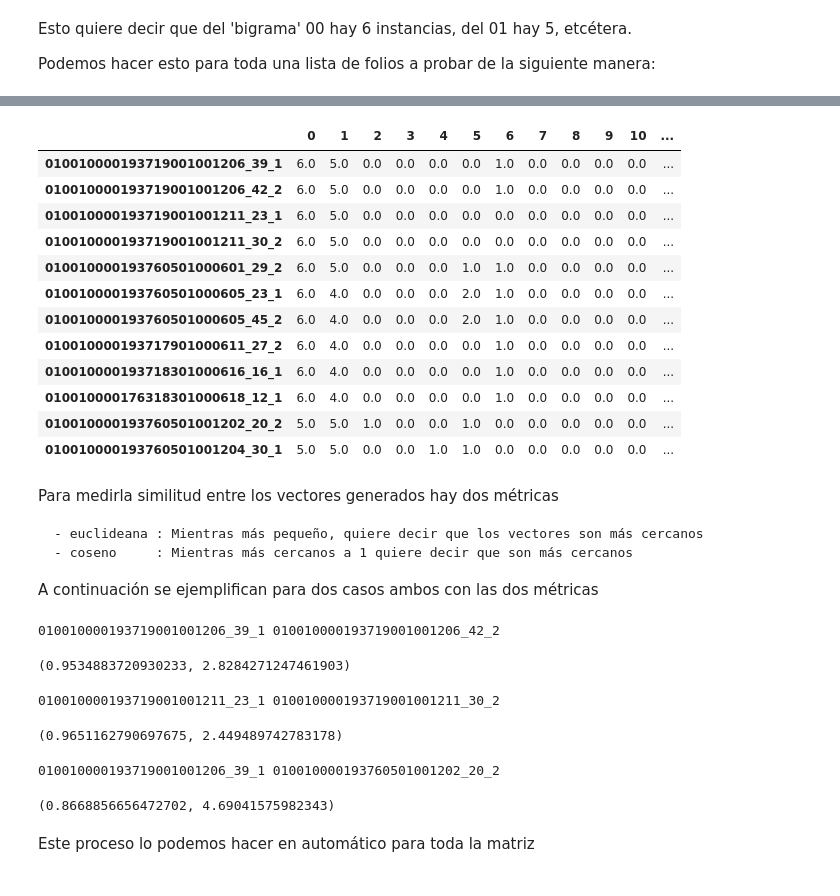
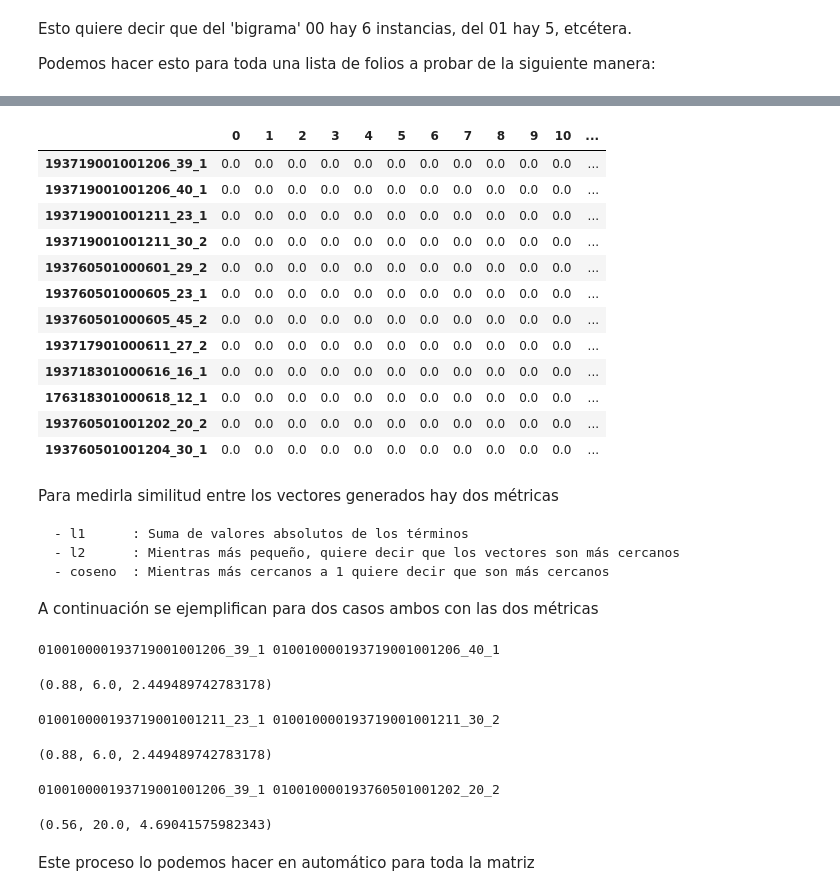
Before and after one commit to sergiohzlz/enasama_factores, a Jupyter notebook: Indice de Jaccard.ipynb, the cells around one changed output, grey strips where cells are left out. Drawn from its saved outputs; the diff is of its cells as text; code cells hidden in the pictures.

```diff
--- a/Indice de Jaccard.ipynb
+++ b/Indice de Jaccard.ipynb
@@ -223,17 +255,20 @@ class vector_cadena:
             Float que indica la comparación entre los vectores matriz[i] y matriz[j]
             con el método en el parámetro
         """
-        assert metrica in ['euclideana', 'coseno']
+        assert metrica in ['l2','l1', 'coseno',]
         matriz = self.__matriz__
         vec1, vec2 = matriz[i], matriz[j]
-        if(metrica =='euclideana'):
-            return np.linalg.norm(vec1 - vec2)
+        if(metrica =='l1'):
+            return np.linalg.norm(vec1 - vec2, 1)
+        elif(metrica =='l2'):
+            return np.linalg.norm(vec1 - vec2, 2)
         elif(metrica == 'coseno'):
             dot = np.dot(vec1, vec2)
             n1  = np.linalg.norm(vec1)
             n2  = np.linalg.norm(vec2)
             cs  = dot / (n1*n2)
             return cs
+
     #------------------------------------
     def calcula_matriz_similitud(self, metrica='euclideana'):
         """
@@ -275,5 +310,5 @@ class vector_cadena:
 # %%
-caracteres = '0123456789A-_'
+caracteres = 'AFM/_0123456789'
 # %%
 C = vector_cadena(caracteres, tam=2)
 C.feat_space
@@ -298,7 +333,7 @@ C.feat_space
 # %% [markdown]
 Ahora en C tenemos un objeto que puede generar vectores de características de cadenas. Vamos a generar 12 ejemplos tomados de la entidad antes tomada.
 # %%
-L =[folio1+'_39_1' ,folio2+'_42_2' ,folio3+'_23_1' ,folio4+'_30_2',
+L =[folio1+'_39_1' ,folio2+'_40_1' ,folio3+'_23_1' ,folio4+'_30_2',
     folio5+'_29_2' ,folio6+'_23_1' ,folio7+'_45_2' ,folio8+'_27_2',
     folio9+'_16_1' ,folio10+'_12_1',folio11+'_20_2',folio12+'_30_1']
 for folio in L:
@@ -364,50 +399,51 @@ array([[6., 5., 0., ..., 0., 0., 0.],
 # %%
-M = C.genera_matriz(L, 'dataframe')
+M = C.genera_matriz([x[9:] for x in L], 'dataframe')
 M # dataframe con las características asociadas a cada folio
 # %% [output]
 |  | 0 | 1 | 2 | 3 | 4 | 5 | 6 | 7 | 8 | 9 | 10 | ... |
-| 010010000193719001001206_39_1 | 6.0 | 5.0 | 0.0 | 0.0 | 0.0 | 0.0 | 1.0 | 0.0 | 0.0 | 0.0 | 0.0 | ... |
-| 010010000193719001001206_42_2 | 6.0 | 5.0 | 0.0 | 0.0 | 0.0 | 0.0 | 1.0 | 0.0 | 0.0 | 0.0 | 0.0 | ... |
-| 010010000193719001001211_23_1 | 6.0 | 5.0 | 0.0 | 0.0 | 0.0 | 0.0 | 0.0 | 0.0 | 0.0 | 0.0 | 0.0 | ... |
-| 010010000193719001001211_30_2 | 6.0 | 5.0 | 0.0 | 0.0 | 0.0 | 0.0 | 0.0 | 0.0 | 0.0 | 0.0 | 0.0 | ... |
-| 010010000193760501000601_29_2 | 6.0 | 5.0 | 0.0 | 0.0 | 0.0 | 1.0 | 1.0 | 0.0 | 0.0 | 0.0 | 0.0 | ... |
-| 010010000193760501000605_23_1 | 6.0 | 4.0 | 0.0 | 0.0 | 0.0 | 2.0 | 1.0 | 0.0 | 0.0 | 0.0 | 0.0 | ... |
-| 010010000193760501000605_45_2 | 6.0 | 4.0 | 0.0 | 0.0 | 0.0 | 2.0 | 1.0 | 0.0 | 0.0 | 0.0 | 0.0 | ... |
-| 010010000193717901000611_27_2 | 6.0 | 4.0 | 0.0 | 0.0 | 0.0 | 0.0 | 1.0 | 0.0 | 0.0 | 0.0 | 0.0 | ... |
-| 010010000193718301000616_16_1 | 6.0 | 4.0 | 0.0 | 0.0 | 0.0 | 0.0 | 1.0 | 0.0 | 0.0 | 0.0 | 0.0 | ... |
-| 010010000176318301000618_12_1 | 6.0 | 4.0 | 0.0 | 0.0 | 0.0 | 0.0 | 1.0 | 0.0 | 0.0 | 0.0 | 0.0 | ... |
-| 010010000193760501001202_20_2 | 5.0 | 5.0 | 1.0 | 0.0 | 0.0 | 1.0 | 0.0 | 0.0 | 0.0 | 0.0 | 0.0 | ... |
-| 010010000193760501001204_30_1 | 5.0 | 5.0 | 0.0 | 0.0 | 1.0 | 1.0 | 0.0 | 0.0 | 0.0 | 0.0 | 0.0 | ... |
+| 193719001001206_39_1 | 0.0 | 0.0 | 0.0 | 0.0 | 0.0 | 0.0 | 0.0 | 0.0 | 0.0 | 0.0 | 0.0 | ... |
+| 193719001001206_40_1 | 0.0 | 0.0 | 0.0 | 0.0 | 0.0 | 0.0 | 0.0 | 0.0 | 0.0 | 0.0 | 0.0 | ... |
+| 193719001001211_23_1 | 0.0 | 0.0 | 0.0 | 0.0 | 0.0 | 0.0 | 0.0 | 0.0 | 0.0 | 0.0 | 0.0 | ... |
+| 193719001001211_30_2 | 0.0 | 0.0 | 0.0 | 0.0 | 0.0 | 0.0 | 0.0 | 0.0 | 0.0 | 0.0 | 0.0 | ... |
+| 193760501000601_29_2 | 0.0 | 0.0 | 0.0 | 0.0 | 0.0 | 0.0 | 0.0 | 0.0 | 0.0 | 0.0 | 0.0 | ... |
+| 193760501000605_23_1 | 0.0 | 0.0 | 0.0 | 0.0 | 0.0 | 0.0 | 0.0 | 0.0 | 0.0 | 0.0 | 0.0 | ... |
+| 193760501000605_45_2 | 0.0 | 0.0 | 0.0 | 0.0 | 0.0 | 0.0 | 0.0 | 0.0 | 0.0 | 0.0 | 0.0 | ... |
+| 193717901000611_27_2 | 0.0 | 0.0 | 0.0 | 0.0 | 0.0 | 0.0 | 0.0 | 0.0 | 0.0 | 0.0 | 0.0 | ... |
+| 193718301000616_16_1 | 0.0 | 0.0 | 0.0 | 0.0 | 0.0 | 0.0 | 0.0 | 0.0 | 0.0 | 0.0 | 0.0 | ... |
+| 176318301000618_12_1 | 0.0 | 0.0 | 0.0 | 0.0 | 0.0 | 0.0 | 0.0 | 0.0 | 0.0 | 0.0 | 0.0 | ... |
+| 193760501001202_20_2 | 0.0 | 0.0 | 0.0 | 0.0 | 0.0 | 0.0 | 0.0 | 0.0 | 0.0 | 0.0 | 0.0 | ... |
+| 193760501001204_30_1 | 0.0 | 0.0 | 0.0 | 0.0 | 0.0 | 0.0 | 0.0 | 0.0 | 0.0 | 0.0 | 0.0 | ... |
 # %% [markdown]
 Para medirla similitud entre los vectores generados hay dos métricas
 
-    - euclideana : Mientras más pequeño, quiere decir que los vectores son más cercanos
-    - coseno     : Mientras más cercanos a 1 quiere decir que son más cercanos
+    - l1      : Suma de valores absolutos de los términos
+    - l2      : Mientras más pequeño, quiere decir que los vectores son más cercanos
+    - coseno  : Mientras más cercanos a 1 quiere decir que son más cercanos
 
 A continuación se ejemplifican para dos casos ambos con las dos métricas
 # %%
 i,j = 0,1
 print(L[i], L[j])
-C.similitud_vectores(i,j, 'coseno'), C.similitud_vectores(i,j, 'euclideana')
+C.similitud_vectores(i,j, 'coseno'), C.similitud_vectores(i,j, 'l1'), C.similitud_vectores(i,j, 'l2')
 # %% [output]
-010010000193719001001206_39_1 010010000193719001001206_42_2
+010010000193719001001206_39_1 010010000193719001001206_40_1
-(0.9534883720930233, 2.8284271247461903)
+(0.88, 6.0, 2.449489742783178)
 # %%
 i,j = 2,3
 print(L[i], L[j])
 
-C.similitud_vectores(i,j, 'coseno'), C.similitud_vectores(i,j, 'euclideana')
+C.similitud_vectores(i,j, 'coseno'), C.similitud_vectores(i,j, 'l1'), C.similitud_vectores(i,j, 'l2')
 # %% [output]
 010010000193719001001211_23_1 010010000193719001001211_30_2
-(0.9651162790697675, 2.449489742783178)
+(0.88, 6.0, 2.449489742783178)
 # %%
 i,j = 0,10
 print(L[i], L[j])
 
-C.similitud_vectores(i,j, 'coseno'), C.similitud_vectores(i,j, 'euclideana')
+C.similitud_vectores(i,j, 'coseno'), C.similitud_vectores(i,j, 'l1'), C.similitud_vectores(i,j, 'l2')
 # %% [output]
 010010000193719001001206_39_1 010010000193760501001202_20_2
-(0.8668856656472702, 4.69041575982343)
+(0.56, 20.0, 4.69041575982343)
 # %% [markdown]
 Este proceso lo podemos hacer en automático para toda la matriz
 # %%
```
Also changed, not shown: parts of 18 cells of this notebook.
